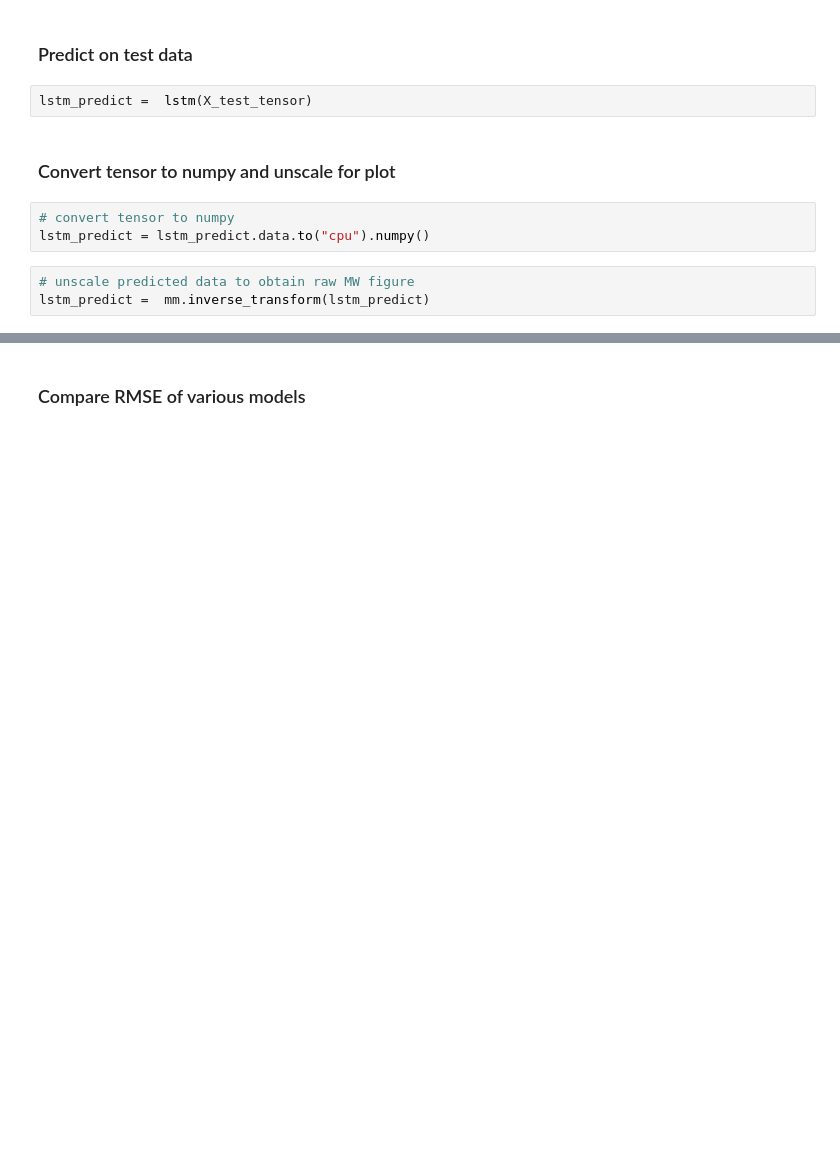
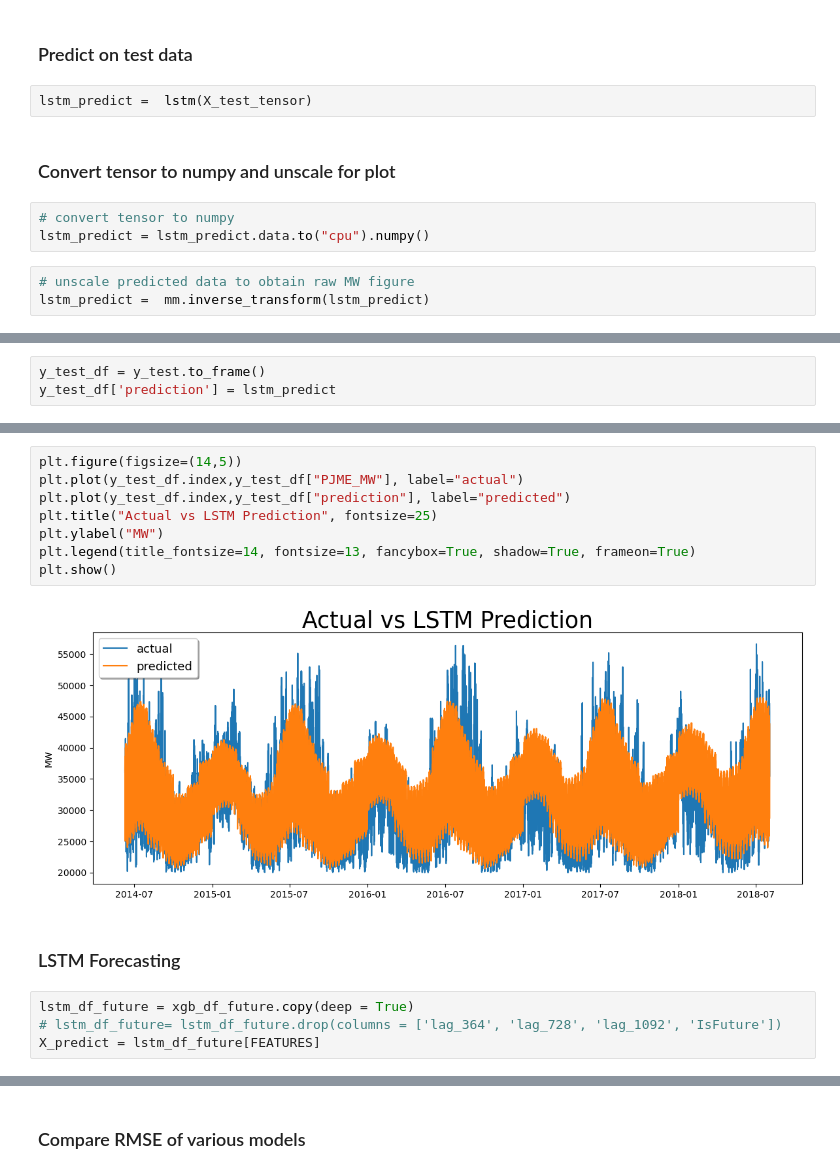
Before and after one commit to xKHGx/Compilation-of-Time-Series-models, a Jupyter notebook: Compliation-of-Time-Series-models.ipynb, the cells around one changed output, grey strips where cells are left out. Saved outputs shown, nothing was run; the diff lists cells and outputs as text; blank space fills up the shorter version.

Commit message:
LSTM forecast

```diff
--- a/Compliation-of-Time-Series-models.ipynb
+++ b/Compliation-of-Time-Series-models.ipynb
@@ -1564,0 +1560,3 @@ lstm_rmse
+# %%
+y_test_df = y_test.to_frame()
+y_test_df['prediction'] = lstm_predict
@@ -1564,0 +1573,16 @@ lstm_rmse
+# %%
+plt.figure(figsize=(14,5))
+plt.plot(y_test_df.index,y_test_df["PJME_MW"], label="actual")
+plt.plot(y_test_df.index,y_test_df["prediction"], label="predicted")
+plt.title("Actual vs LSTM Prediction", fontsize=25)
+plt.ylabel("MW")
+plt.legend(title_fontsize=14, fontsize=13, fancybox=True, shadow=True, frameon=True)
+plt.show()
+# %% [output]
+[figure, added]
+# %% [markdown]
+### LSTM Forecasting
+# %%
+lstm_df_future = xgb_df_future.copy(deep = True)
+# lstm_df_future= lstm_df_future.drop(columns = ['lag_364', 'lag_728', 'lag_1092', 'IsFuture'])
+X_predict = lstm_df_future[FEATURES]
```
Also changed, not shown: parts of 20 cells of this notebook, 1 other file.
